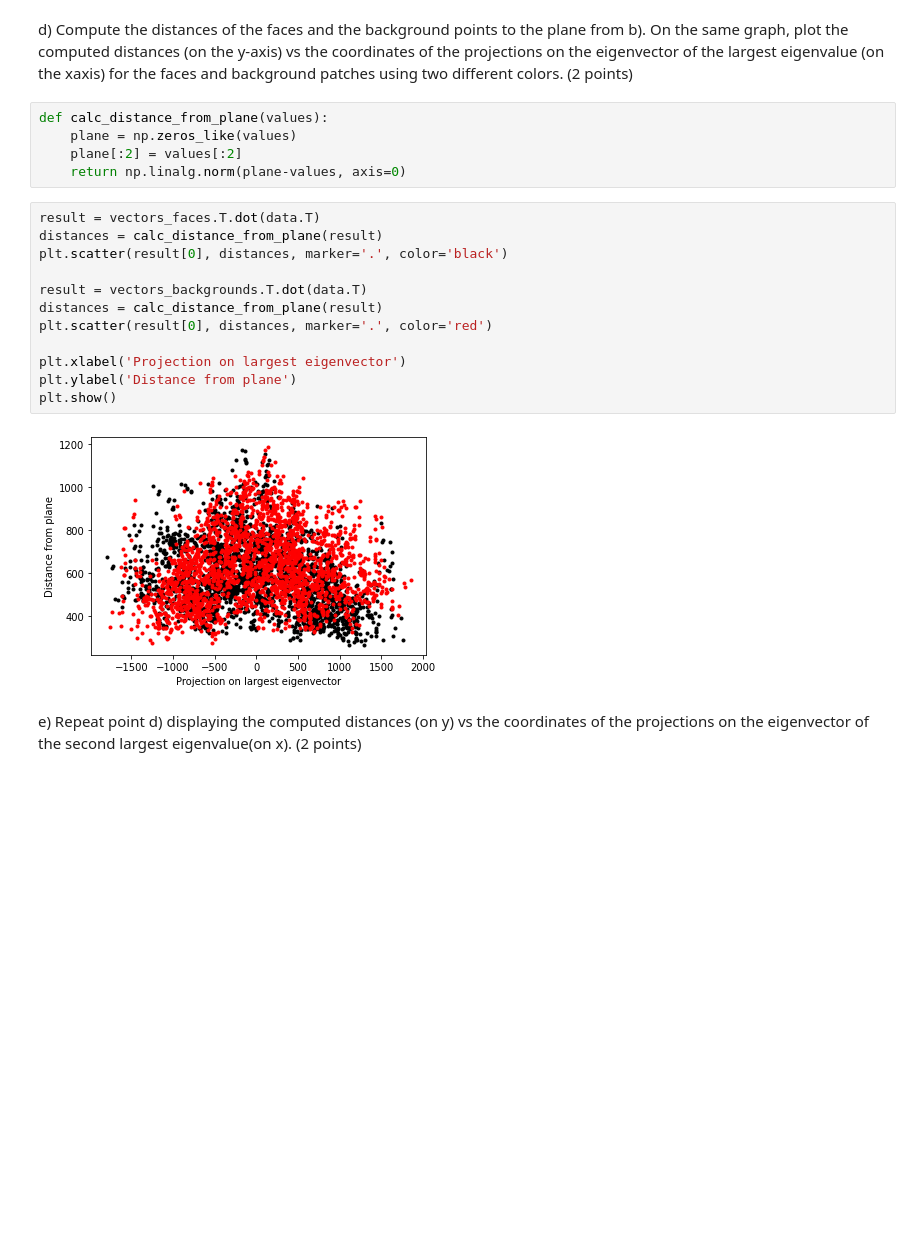
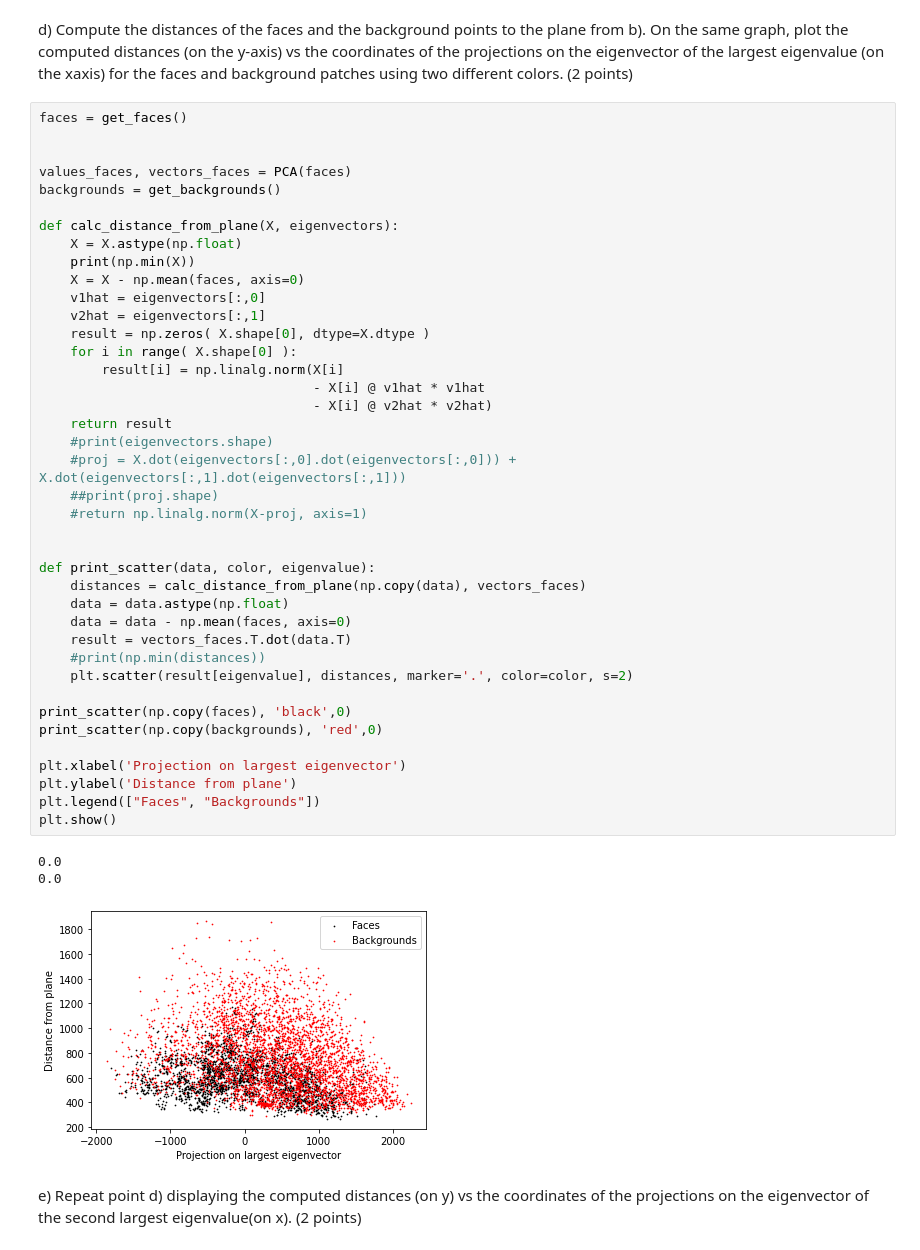
Before and after one commit to Kosaro/MachineLearningAssignments, a Jupyter notebook: PCA.ipynb, the cells around one changed output. Drawn from its saved outputs; the diff is of its cells as text; blank space fills up the shorter version.

```diff
--- a/PCA.ipynb
+++ b/PCA.ipynb
@@ -117,25 +120,50 @@ d) Compute the distances of the faces and the background points to the plane fro
 b). On the same graph, plot the computed distances (on the y-axis) vs the coordinates of the
 projections on the eigenvector of the largest eigenvalue (on the xaxis) for the faces and
 background patches using two different colors. (2 points)
-# %%
-def calc_distance_from_plane(values):
-    plane = np.zeros_like(values)
-    plane[:2] = values[:2]
-    return np.linalg.norm(plane-values, axis=0)
-# %%
-result = vectors_faces.T.dot(data.T)
-distances = calc_distance_from_plane(result)
-plt.scatter(result[0], distances, marker='.', color='black')
-
-result = vectors_backgrounds.T.dot(data.T)
-distances = calc_distance_from_plane(result)
-plt.scatter(result[0], distances, marker='.', color='red')
-
-plt.xlabel('Projection on largest eigenvector')
-plt.ylabel('Distance from plane')
-plt.show()
-# %% [output]
-[figure, removed]
+# %%
+faces = get_faces()
+
+
+values_faces, vectors_faces = PCA(faces)
+backgrounds = get_backgrounds()
+
+def calc_distance_from_plane(X, eigenvectors):
+    X = X.astype(np.float)
+    print(np.min(X))
+    X = X - np.mean(faces, axis=0)
+    v1hat = eigenvectors[:,0]
+    v2hat = eigenvectors[:,1]
+    result = np.zeros( X.shape[0], dtype=X.dtype )
+    for i in range( X.shape[0] ):
+        result[i] = np.linalg.norm(X[i]
+                                   - X[i] @ v1hat * v1hat
+                                   - X[i] @ v2hat * v2hat)
+    return result
+    #print(eigenvectors.shape)
+    #proj = X.dot(eigenvectors[:,0].dot(eigenvectors[:,0])) + X.dot(eigenvectors[:,1].dot(eigenvectors[:,1]))
+    ##print(proj.shape)
+    #return np.linalg.norm(X-proj, axis=1)
+
+
+def print_scatter(data, color, eigenvalue):
+    distances = calc_distance_from_plane(np.copy(data), vectors_faces)
+    data = data.astype(np.float)
+    data = data - np.mean(faces, axis=0)
+    result = vectors_faces.T.dot(data.T)
+    #print(np.min(distances))
+    plt.scatter(result[eigenvalue], distances, marker='.', color=color, s=2)
+
+print_scatter(np.copy(faces), 'black',0)
+print_scatter(np.copy(backgrounds), 'red',0)
+
+plt.xlabel('Projection on largest eigenvector')
+plt.ylabel('Distance from plane')
+plt.legend(["Faces", "Backgrounds"])
+plt.show()
+# %% [output]
+0.0
+0.0
+[figure, added]
 # %% [markdown]
 e) Repeat point d) displaying the computed distances (on y) vs the coordinates of
 the projections on the eigenvector of the second largest eigenvalue(on x). (2
```
Also changed, not shown: parts of 8 cells of this notebook.
